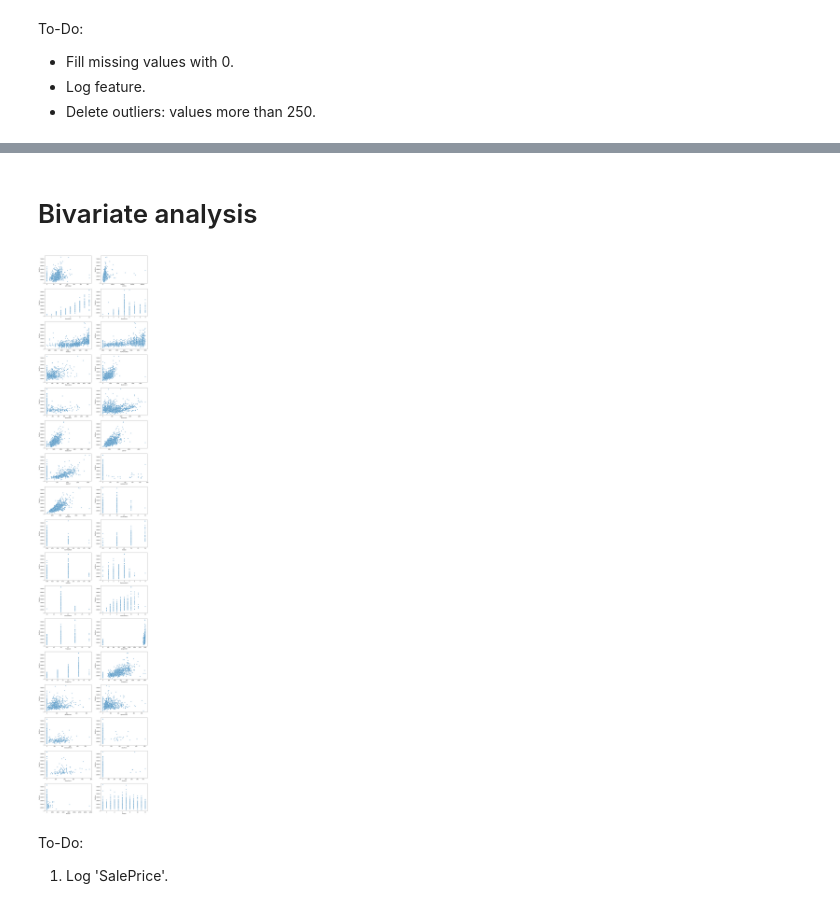
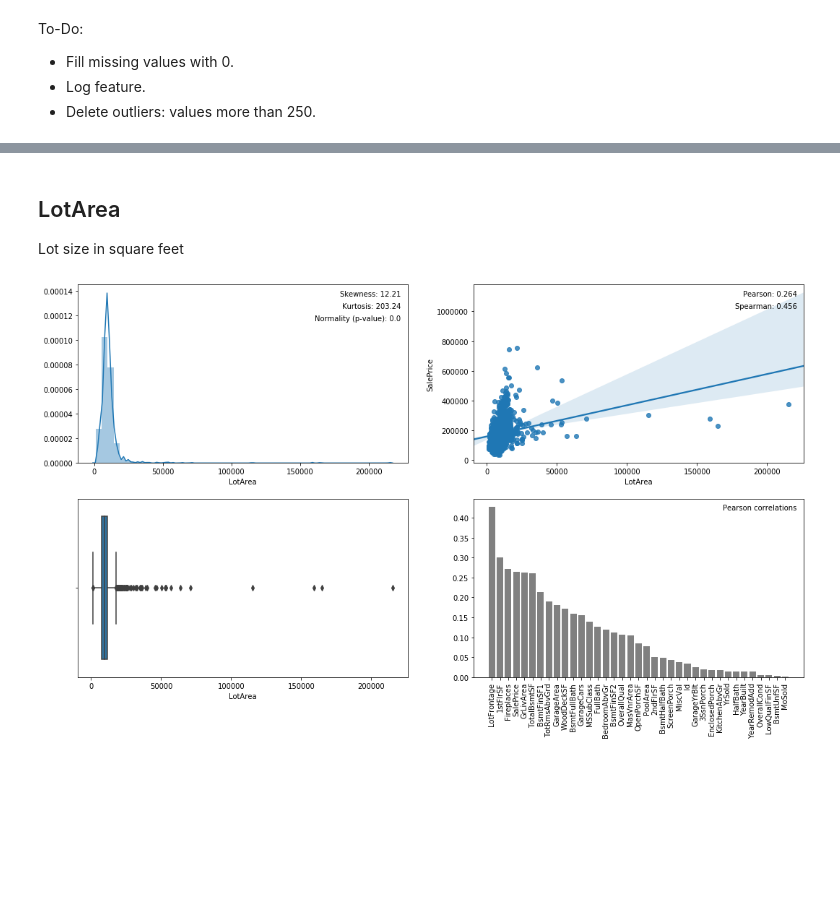
Before and after one commit to ignatl/housing_prices_competition, a Jupyter notebook: housing_prices_competition.ipynb, the cells around one changed output, grey strips where cells are left out. Drawn from its saved outputs; the diff is of its cells as text; code cells hidden in the pictures; blank space fills up the shorter version.

Commit message:
Add numerical features analysis

```diff
--- a/housing_prices_competition.ipynb
+++ b/housing_prices_competition.ipynb
@@ -194,13 +177,7 @@ plt.show()
-# %% [markdown]
-# Bivariate analysis
-# %%
-fig, axs = plt.subplots(17, 2, figsize=(18, 100))
-
-for feature, ax in zip(num_features, axs.flatten()):
-    sns.scatterplot(df[feature].fillna(0), df['SalePrice'], ax=ax)
-plt.show()
-# %% [output]
-[figure, removed]
-# %% [markdown]
-To-Do:
-1. Log 'SalePrice'.
+# %% [markdown]
+## LotArea
+Lot size in square feet
+# %%
+exploratory_analysis('LotArea', 'SalePrice', df)
+# %% [output]
+[figure, added]
```
Also changed, not shown: parts of 104 cells of this notebook.
